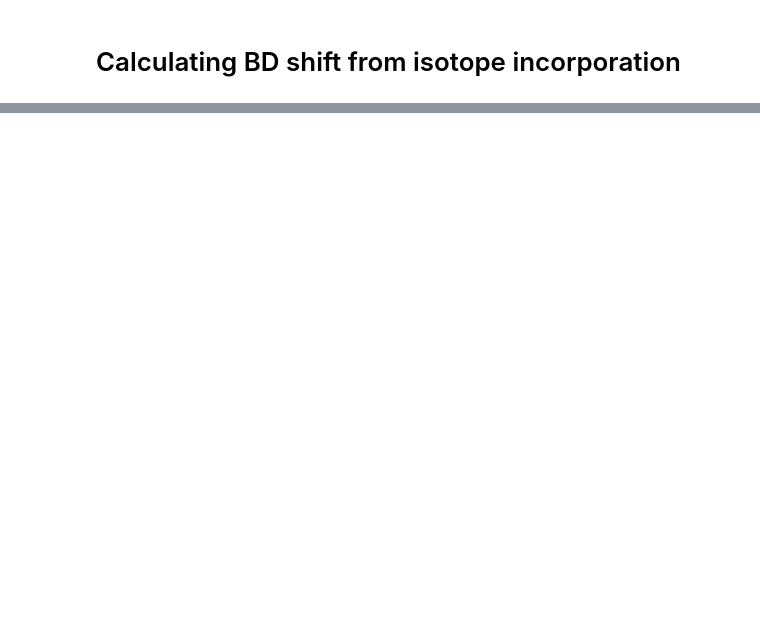
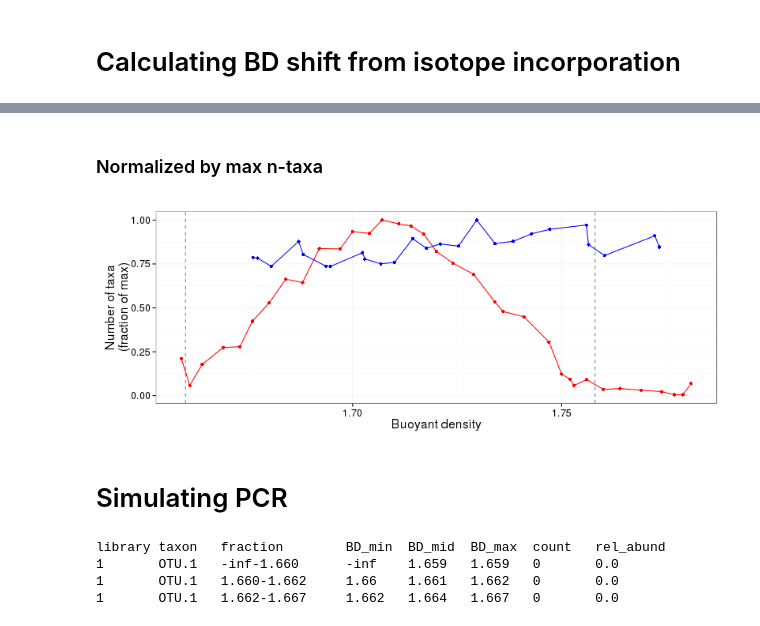
Before and after one commit to nick-youngblut/SIPSim, a Jupyter notebook: ipynb/bac_genome/fullCyc/sim_datasets/gradient_sim_dev.ipynb, the cells around one changed output, grey strips where cells are left out. Saved outputs shown, nothing was run; the diff lists cells and outputs as text; code cells hidden in the pictures; blank space fills up the shorter version.

```diff
--- a/ipynb/bac_genome/fullCyc/sim_datasets/gradient_sim_dev.ipynb
+++ b/ipynb/bac_genome/fullCyc/sim_datasets/gradient_sim_dev.ipynb
@@ -431,0 +581,46 @@ print 'skipping; probably not needed'
+# %% [markdown]
+### Normalized by max n-taxa
+# %%
+%%R -w 800 -h 300
+
+## edit table
+df.OTU.nt = df.OTU.nt %>%
+    group_by() %>%
+    mutate(n_taxa_norm = n_taxa / max(n_taxa))
+
+df.OTU.real = df.OTU.real %>%
+    group_by() %>%
+    mutate(n_taxa_norm = n_taxa / max(n_taxa))
+
+
+## plot
+p = ggplot(df.OTU.nt, aes(BD_mid, n_taxa_norm)) +
+    geom_point(color='red') +
+    geom_line(color='red') +
+    geom_point(data=df.OTU.real, aes(x=Buoyant_density), color='blue') +
+    geom_line(data=df.OTU.real, aes(x=Buoyant_density), color='blue') +
+    geom_vline(xintercept=c(BD.GCp0, BD.GCp100), linetype='dashed', alpha=0.5) +
+    labs(x='Buoyant density', y='Number of taxa\n(fraction of max)') +
+    theme_bw() +
+    theme(
+        text = element_text(size=16),
+        legend.position = 'none'
+    )
+p
+# %% [output]
+[figure, added]
+# %% [markdown]
+# Simulating PCR
+# %%
+!cd $work_dir; \
+    SIPSim OTU_PCR \
+    OTU_abs5e9.txt \
+    > OTU_abs5e9_PCR.txt
+
+!cd $work_dir; \
+    head -n 4 OTU_abs5e9_PCR.txt
+# %% [output]
+library taxon   fraction        BD_min  BD_mid  BD_max  count   rel_abund
+1       OTU.1   -inf-1.660      -inf    1.659   1.659   0       0.0
+1       OTU.1   1.660-1.662     1.66    1.661   1.662   0       0.0
+1       OTU.1   1.662-1.667     1.662   1.664   1.667   0       0.0
```
Also changed, not shown: parts of 44 cells of this notebook, 3 other files.
